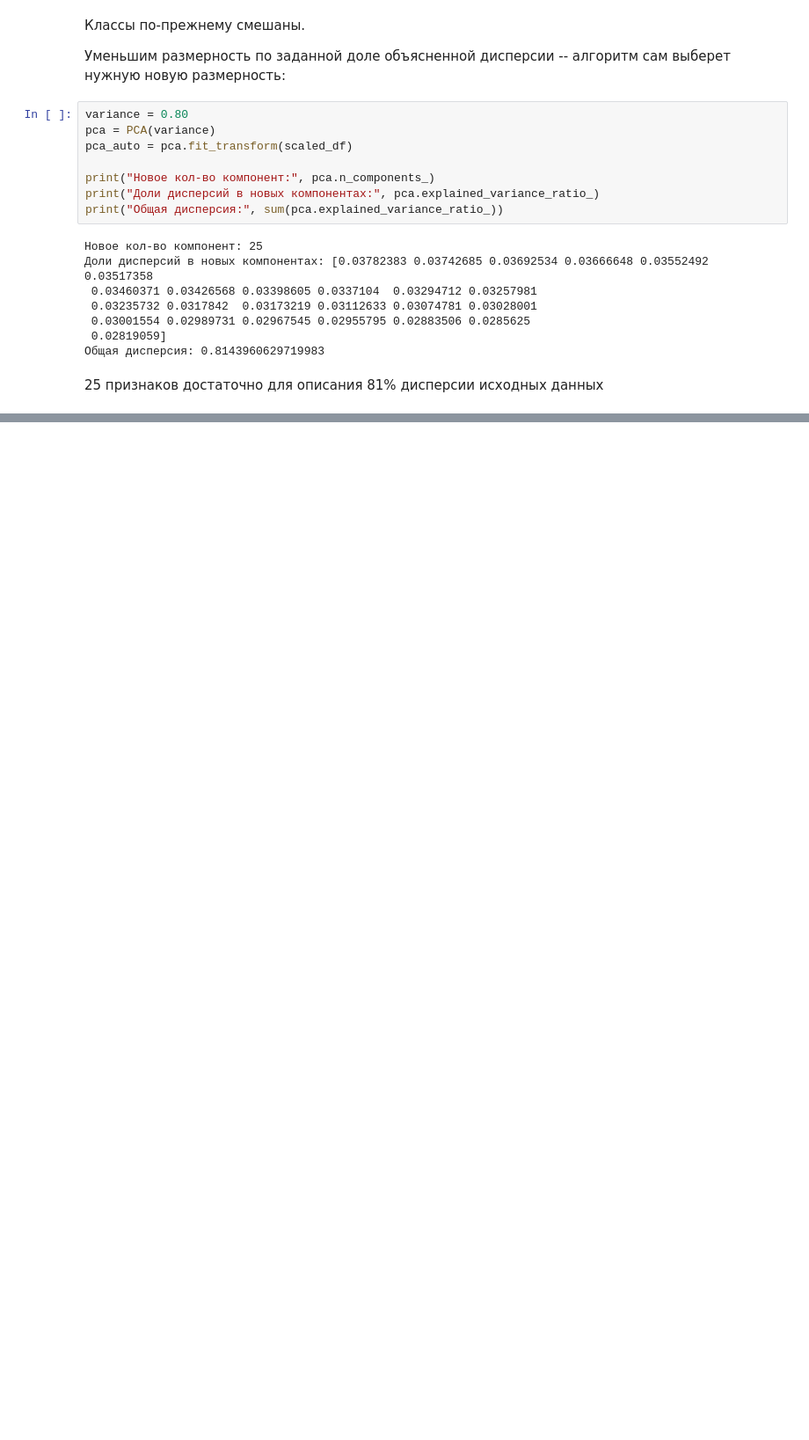
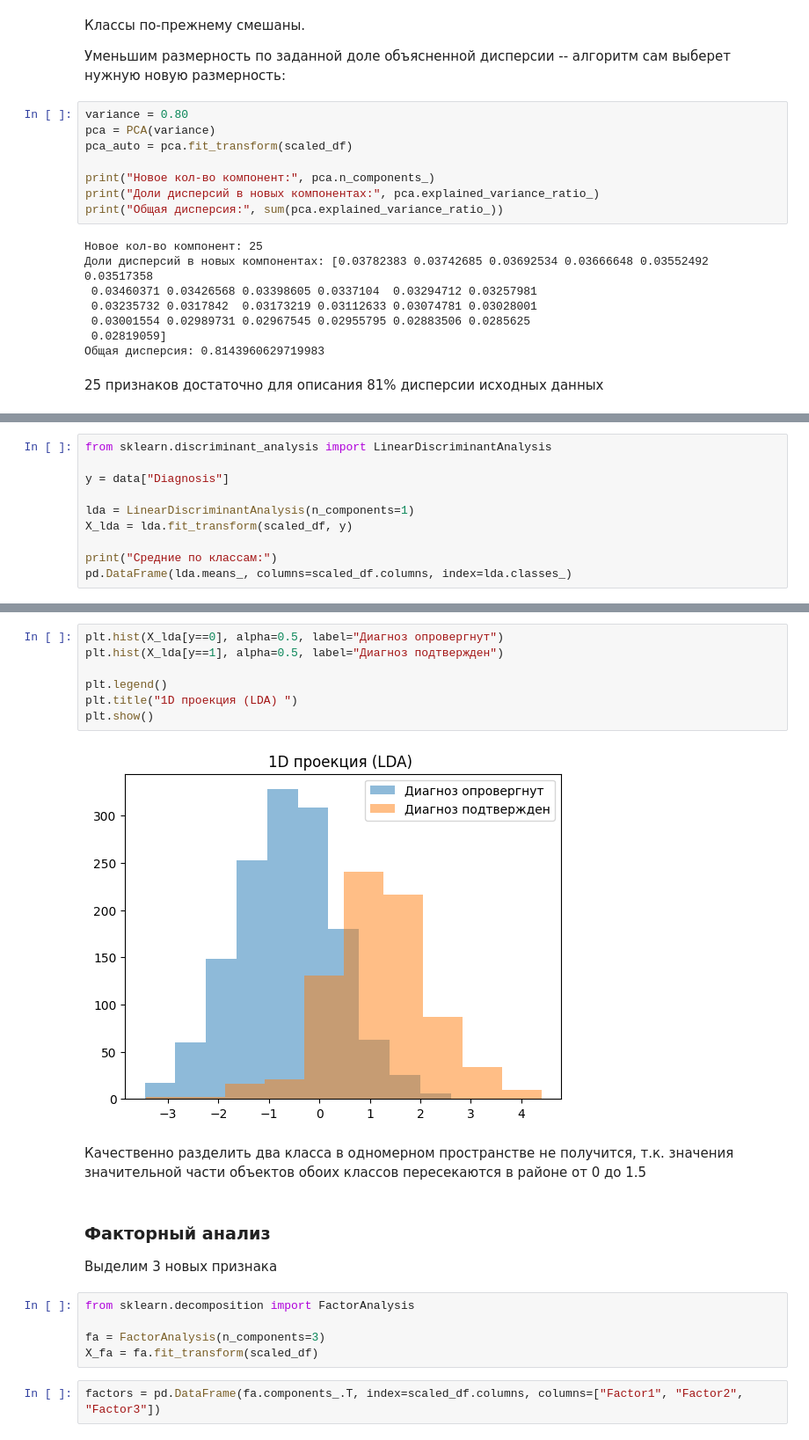
Before and after one commit to temich91/ml-uust, a Jupyter notebook: prac2/dimensionality_reduction.ipynb, the cells around one changed output, grey strips where cells are left out. Shown at 88% size. Drawn from its saved outputs; the diff is of its cells as text; blank space fills up the shorter version.

Commit message:
ПР2: линейный дискриминантный анализ, факторный анализ без выводов

```diff
--- a/prac2/dimensionality_reduction.ipynb
+++ b/prac2/dimensionality_reduction.ipynb
@@ -207,0 +210,10 @@ print("Общая дисперсия:", sum(pca.explained_variance_ratio_))
+# %%
+from sklearn.discriminant_analysis import LinearDiscriminantAnalysis
+
+y = data["Diagnosis"]
+
+lda = LinearDiscriminantAnalysis(n_components=1)
+X_lda = lda.fit_transform(scaled_df, y)
+
+print("Средние по классам:")
+pd.DataFrame(lda.means_, columns=scaled_df.columns, index=lda.classes_)
@@ -207,0 +253,22 @@ print("Общая дисперсия:", sum(pca.explained_variance_ratio_))
+# %%
+plt.hist(X_lda[y==0], alpha=0.5, label="Диагноз опровергнут")
+plt.hist(X_lda[y==1], alpha=0.5, label="Диагноз подтвержден")
+
+plt.legend()
+plt.title("1D проекция (LDA) ")
+plt.show()
+# %% [output]
+[figure, added]
+# %% [markdown]
+Качественно разделить два класса в одномерном пространстве не получится, т.к. значения значительной части объектов обоих классов пересекаются в районе от 0 до 1.5
+# %% [markdown]
+### Факторный анализ
+
+Выделим 3 новых признака
+# %%
+from sklearn.decomposition import FactorAnalysis
+
+fa = FactorAnalysis(n_components=3)
+X_fa = fa.fit_transform(scaled_df)
+# %%
+factors = pd.DataFrame(fa.components_.T, index=scaled_df.columns, columns=["Factor1", "Factor2", "Factor3"])
```
Also changed, not shown: parts of 10 cells of this notebook.
